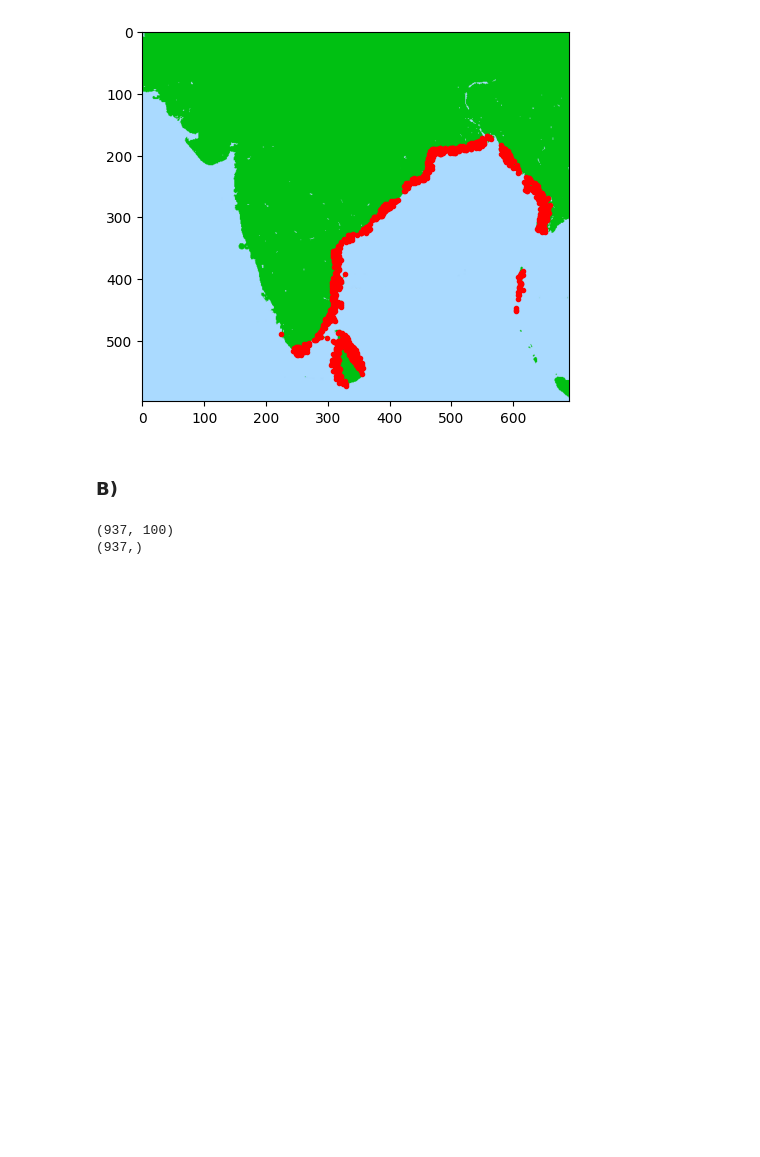
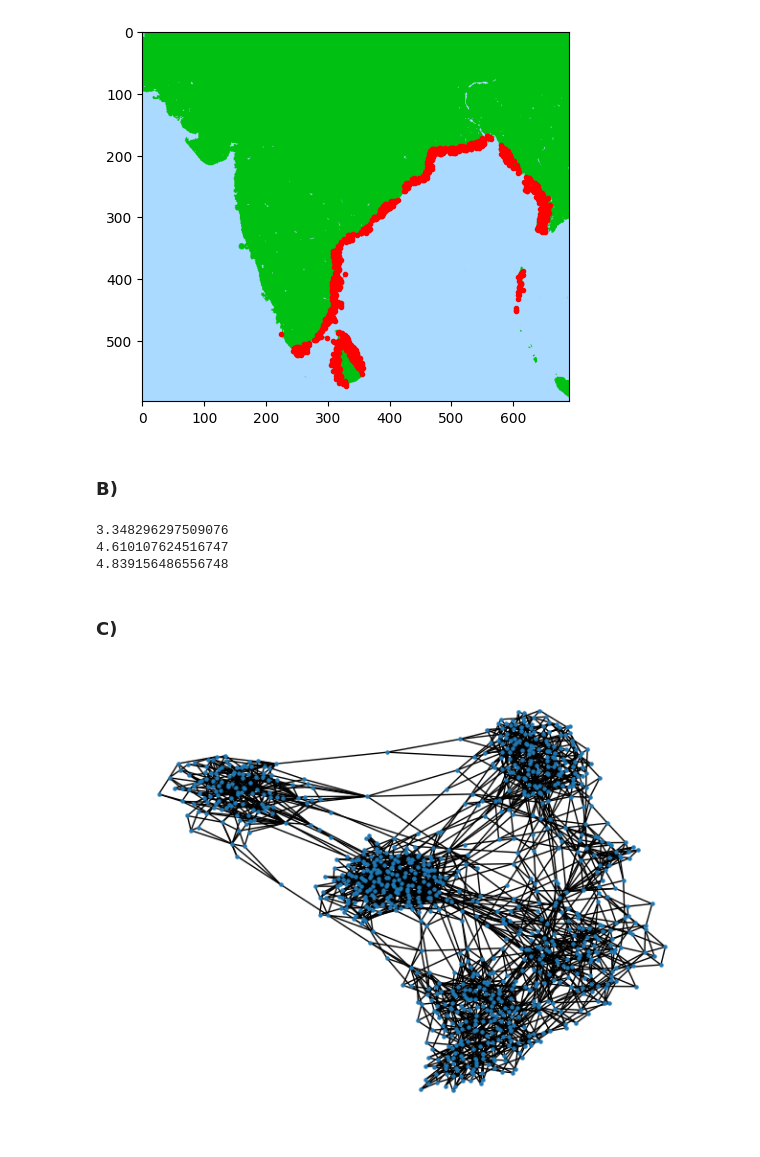
Before and after one commit to dahnlund/SF2526-Lab2, a Jupyter notebook: ex3.ipynb, the cells around one changed output. Saved outputs shown, nothing was run; the diff lists cells and outputs as text; code cells hidden in the pictures; blank space fills up the shorter version.

```diff
--- a/ex3.ipynb
+++ b/ex3.ipynb
@@ -44,10 +46,32 @@ for i in range(937):
 # Compute distance matrix in a vectorized way
 Dist = np.sqrt(np.sum((timeseries[:, None, :] - timeseries[None, :, :])**2, axis=2))
 
-print(timeseries.shape)
-print(Dist[101].shape)
-#print(Dist[279])
-#print(Dist[9])
+print(Dist[279, 101])
+print(Dist[101, 9])
+print(Dist[279, 9])
 # %% [output]
-(937, 100)
-(937,)
+3.348296297509076
+4.610107624516747
+4.839156486556748
+# %% [markdown]
+### C)
+# %%
+def knn(Dist, k):
+    n = Dist.shape[0]
+    W = np.zeros((n, n))
+    knn_indices = np.argsort(Dist, axis=1)[:, :k+1]
+
+    for i in range(n):
+        W[i, knn_indices[i, 1:]] = 1
+        W[knn_indices[i, 1:], i] = 1
+    return W
+
+
+W = knn(Dist, 3)
+G = nx.from_numpy_matrix(W)
+nx.draw(G, node_size = 5)
+
+D = np.diag(np.sum(W, axis = 1))
+L = D - W
+# %% [output]
+[figure, added]
```
Also changed, not shown: parts of 3 cells of this notebook, 1 other file.
